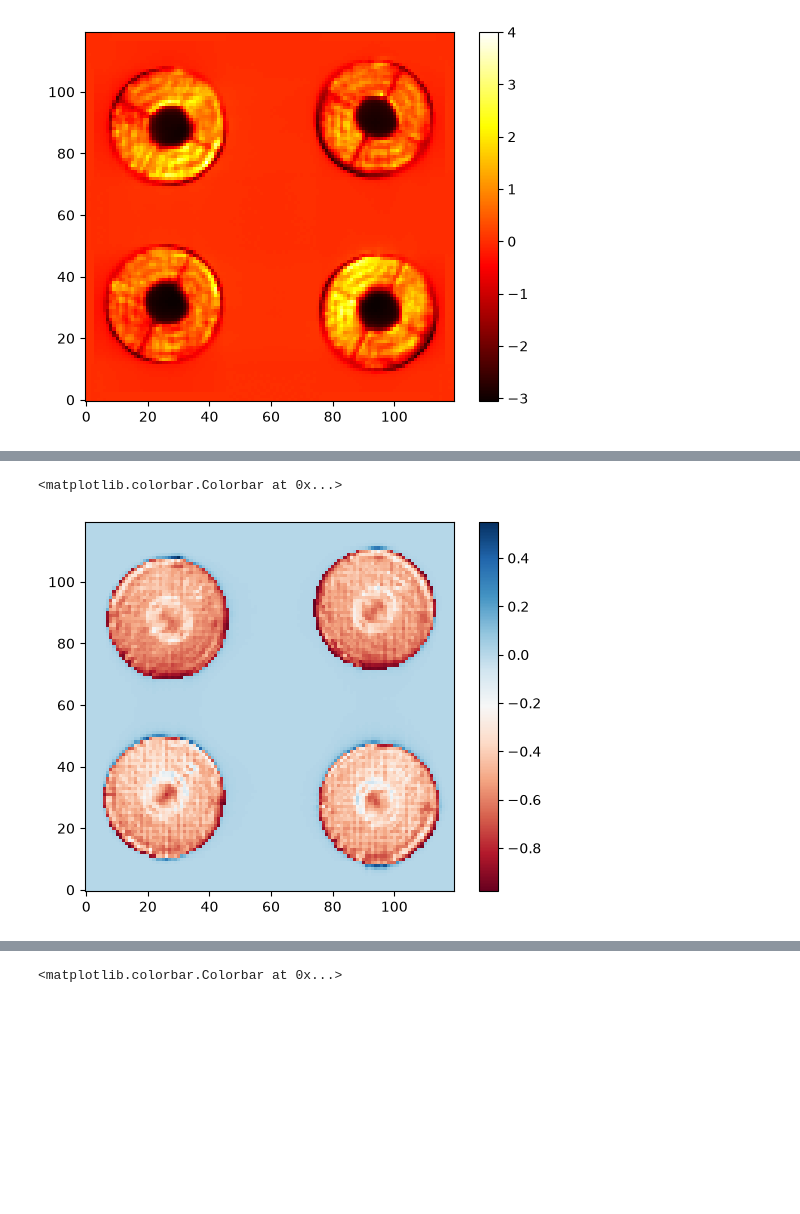
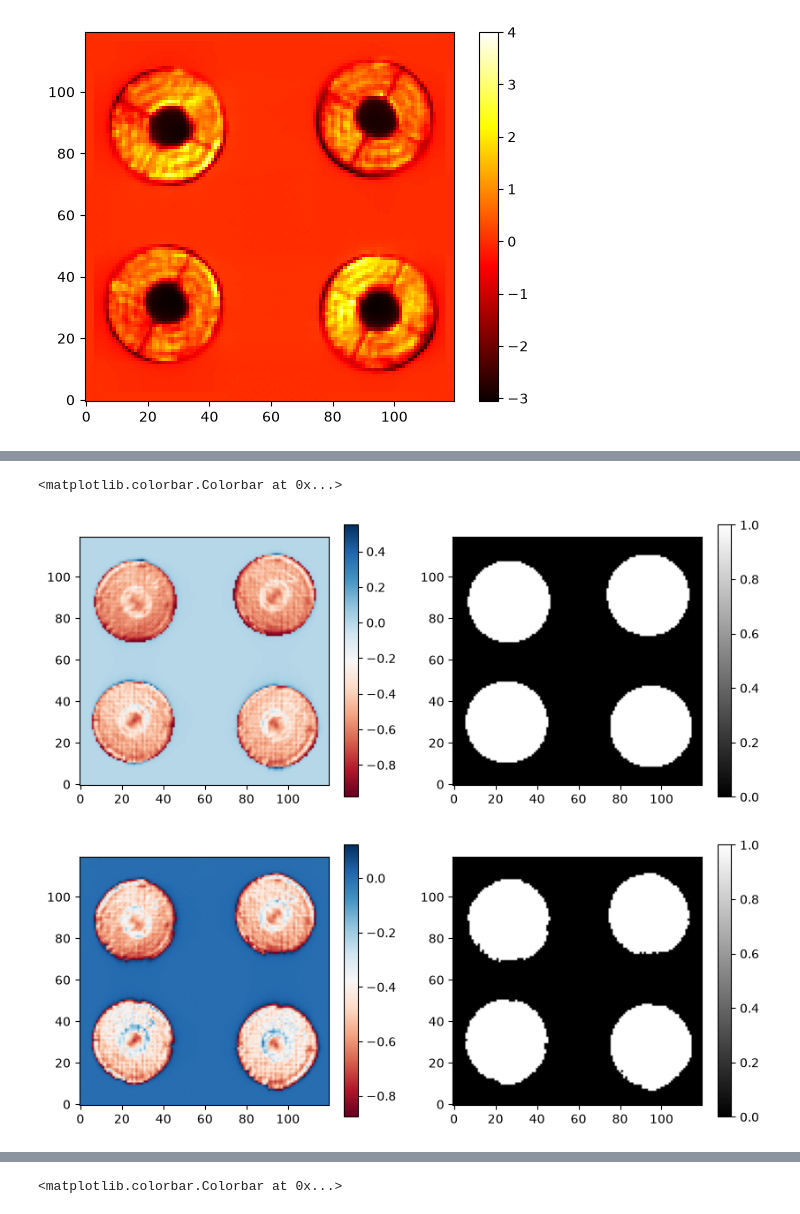
Before and after one commit to Menessao/SPECULA, a Jupyter notebook: config/EKARUS/ekarusSynIM.ipynb, the cells around one changed output, grey strips where cells are left out. Cells and saved outputs as stored; diff of their text form; code cells hidden in the pictures; blank space fills up the shorter version.

```diff
--- a/config/EKARUS/ekarusSynIM.ipynb
+++ b/config/EKARUS/ekarusSynIM.ipynb
@@ -69,3 +69,19 @@ plt.colorbar()
  [ 33.74777943  31.59975039]]
 <matplotlib.colorbar.Colorbar at 0x...>
 [figure]
+# %%
+def two_level_thresholding(image, thr1 = 0.1, thr2 = 0.25):
+    min_val, max_val = float(np.min(image)), float(np.max(image))
+    s1 = min_val + (max_val - min_val) * thr1
+
+    thresh_img = image.copy()
+    thresh_img[thresh_img < s1] = 0
+
+    s2 = float(np.mean(thresh_img[thresh_img > 0])) * thr2
+    mask = thresh_img >= s2
+    return mask
+
+est_mask = two_level_thresholding(img)
+plt.figure()
+plt.imshow(img/np.max(img)-est_mask,origin='lower',cmap='RdBu')
+plt.colorbar()
@@ -98,31 +117,44 @@ sky_pyr_mask = get_pupil_mask(npix=240,filepath='/raid1/mmenessini/calibration/E
 # %%
 im = fits.getdata('/raid1/mmenessini/calibration/EKARUS/data/IntMat_20260802_233704.fits')
 imold = fits.getdata('/raid1/mmenessini/calibration/EKARUS/data/IntMat_20260731_233429.fits')
 # im = fits.getdata('/raid1/mmenessini/calibration/EKARUS/data/IntMat_20260729_122235.fits')
 pyr_mask = get_pupil_mask(npix=240,filepath='/raid1/mmenessini/calibration/EKARUS/pupils/pyr_pupdata_onbench.fits')[60:180,60:180]
 
 imframe = im[:,290].reshape([240,240])
 imframe = np.std(im,axis=1).reshape([240,240])
 
 ref_centers = get_frame_pupil_centers(imframe)
 savg_center = np.mean(ref_centers,axis=0)
 
 xsmin = int(np.round(savg_center[0]))-60
 xsmax = int(np.round(savg_center[0]))+60
 ysmin = int(np.round(savg_center[1]))-60
 ysmax = int(np.round(savg_center[1]))+60
 
 frimg = imframe[ysmin:ysmax,xsmin:xsmax]
 
 # np.save('/raid1/mmenessini/calibration/EKARUS/data/OnBench_frame.npy',imframe)
 
-plt.figure()
+thr_mask = two_level_thresholding(frimg)
+
+plt.figure(figsize=(10,4))
+plt.subplot(1,2,1)
 plt.imshow(frimg/np.max(frimg)-pyr_mask,origin='lower',cmap='RdBu')
-# plt.imshow(frame/np.max(frame)-pyr_mask,origin='lower',cmap='RdBu')
 plt.colorbar()
+plt.subplot(1,2,2)
+plt.imshow(pyr_mask,origin='lower',cmap='gray')
+plt.colorbar()
+plt.figure(figsize=(10,4))
+plt.subplot(1,2,1)
+plt.imshow(frimg/np.max(frimg)-thr_mask,origin='lower',cmap='RdBu')
+plt.colorbar()
+plt.subplot(1,2,2)
+plt.imshow(thr_mask,origin='lower',cmap='gray')
+plt.colorbar()
 # %% [output]
 <matplotlib.colorbar.Colorbar at 0x...>
-[figure, old version]
+[figure, new version]
+[figure, added]
 # %%
 # iffs = fits.getdata('/raid1/mmenessini/calibration/EKARUS/ifunc/reordered_unobs_DM468_ifunc.fits')
 # pupil_mask = (fits.getdata('/raid1/mmenessini/calibration/EKARUS/pupilstop/reordered_unobs_DM468_160pixels.fits')).astype(bool)
```
Also changed, not shown: parts of 5 cells of this notebook, 4 other files.
